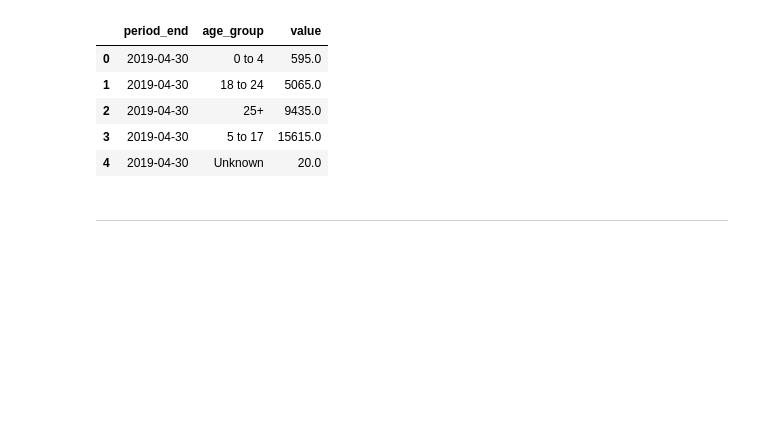
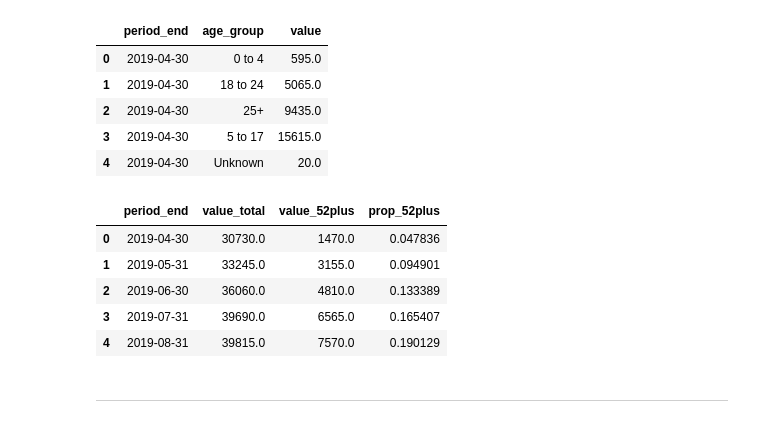
Before and after one commit to szm2701/adhd-demand-forecast-england, a Jupyter notebook: jupyter_notebooks/adhd_demand_analysis_and_forecasting.ipynb, the cells around one changed output. Drawn from its saved outputs; the diff is of its cells as text; code cells hidden in the pictures; blank space fills up the shorter version.

```diff
--- a/jupyter_notebooks/adhd_demand_analysis_and_forecasting.ipynb
+++ b/jupyter_notebooks/adhd_demand_analysis_and_forecasting.ipynb
@@ -383,3 +362,67 @@ strain_ts["prop_52plus"] = (
+# %%
+# Create service strain dataset using the full raw dataset
+# ADHD003c = referrals waiting 52–104 weeks
+# ADHD003d = referrals waiting 104+ weeks
+# These combined represent referrals waiting more than 52 weeks
+
+# Reload the full raw dataset because the main df has already been filtered to ADHD003
+df_all = pd.read_csv("data/raw/MHSDS_historic.csv")
+
+# Convert date column using UK day-first format
+df_all["REPORTING_PERIOD_END_DATE"] = pd.to_datetime(
+    df_all["REPORTING_PERIOD_END_DATE"],
+    dayfirst=True
+)
+
+# Convert VALUE to numeric and coerce suppressed values (*) to NaN
+df_all["VALUE"] = pd.to_numeric(df_all["VALUE"], errors="coerce")
+
+# Aggregate total monthly ADHD referrals (ADHD003)
+total_ts_all = (
+    df_all[df_all["INDICATOR_ID"] == "ADHD003"]
+    .groupby("REPORTING_PERIOD_END_DATE", as_index=False)["VALUE"]
+    .sum()
+    .rename(columns={
+        "REPORTING_PERIOD_END_DATE": "period_end",
+        "VALUE": "value_total"
+    })
+    .sort_values("period_end")
+)
+
+# Aggregate monthly long-wait referrals (ADHD003c + ADHD003d)
+long_wait_ts = (
+    df_all[df_all["INDICATOR_ID"].isin(["ADHD003c", "ADHD003d"])]
+    .groupby("REPORTING_PERIOD_END_DATE", as_index=False)["VALUE"]
+    .sum()
+    .rename(columns={
+        "REPORTING_PERIOD_END_DATE": "period_end",
+        "VALUE": "value_52plus"
+    })
+    .sort_values("period_end")
+)
+
+# Merge total referrals with long-wait totals
+strain_ts = total_ts_all.merge(
+    long_wait_ts,
+    on="period_end",
+    how="left"
+)
+
+# Replace missing long-wait counts with 0
+strain_ts["value_52plus"] = strain_ts["value_52plus"].fillna(0)
+
+# Calculate proportion waiting more than 52 weeks
+strain_ts["prop_52plus"] = strain_ts["value_52plus"] / strain_ts["value_total"]
+
+# Preview structure
+strain_ts.head()
+# %% [output]
+|  | period_end | value_total | value_52plus | prop_52plus |
+| 0 | 2019-04-30 | 30730.0 | 1470.0 | 0.047836 |
+| 1 | 2019-05-31 | 33245.0 | 3155.0 | 0.094901 |
+| 2 | 2019-06-30 | 36060.0 | 4810.0 | 0.133389 |
+| 3 | 2019-07-31 | 39690.0 | 6565.0 | 0.165407 |
+| 4 | 2019-08-31 | 39815.0 | 7570.0 | 0.190129 |
 # %% [markdown]
 ---
 # %% [markdown]
```
Also changed, not shown: parts of 24 cells of this notebook.
